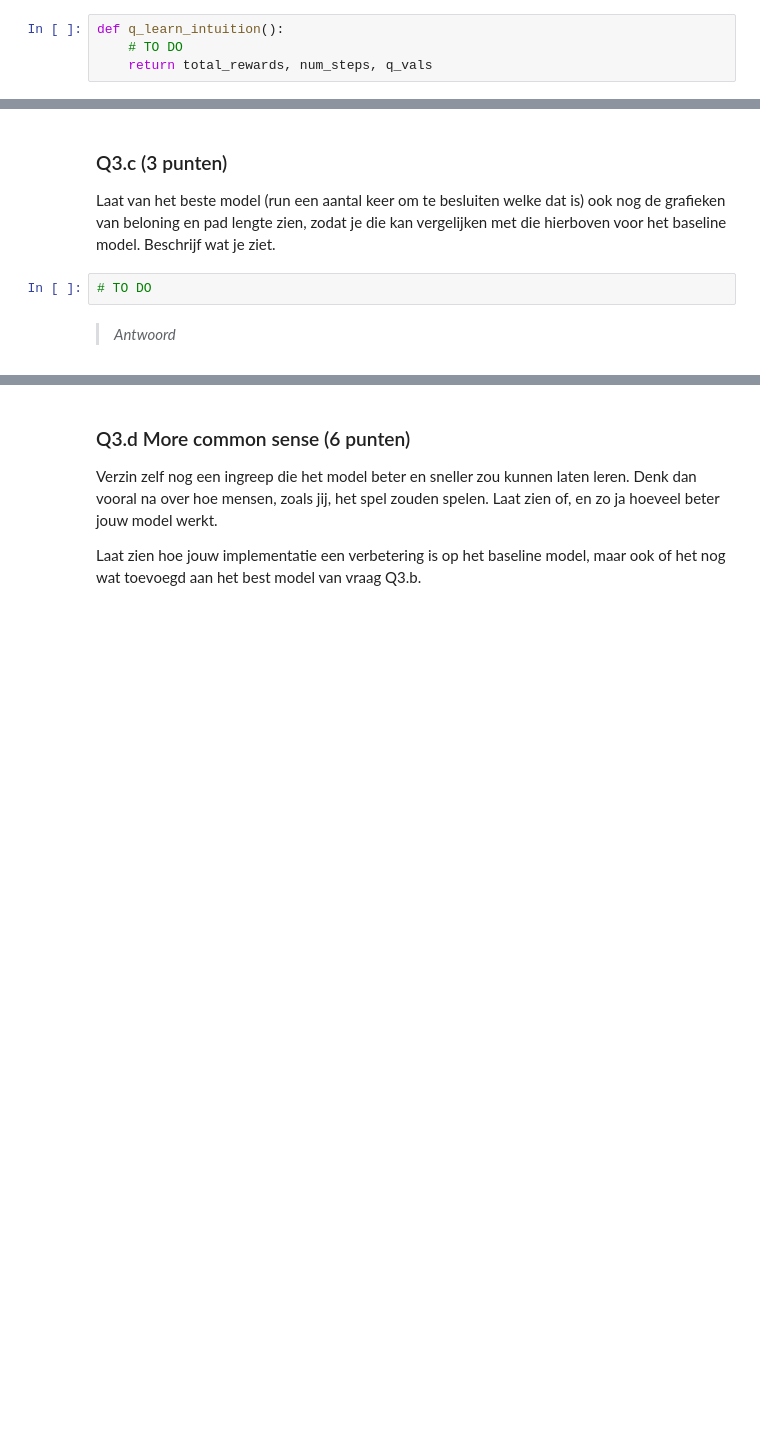
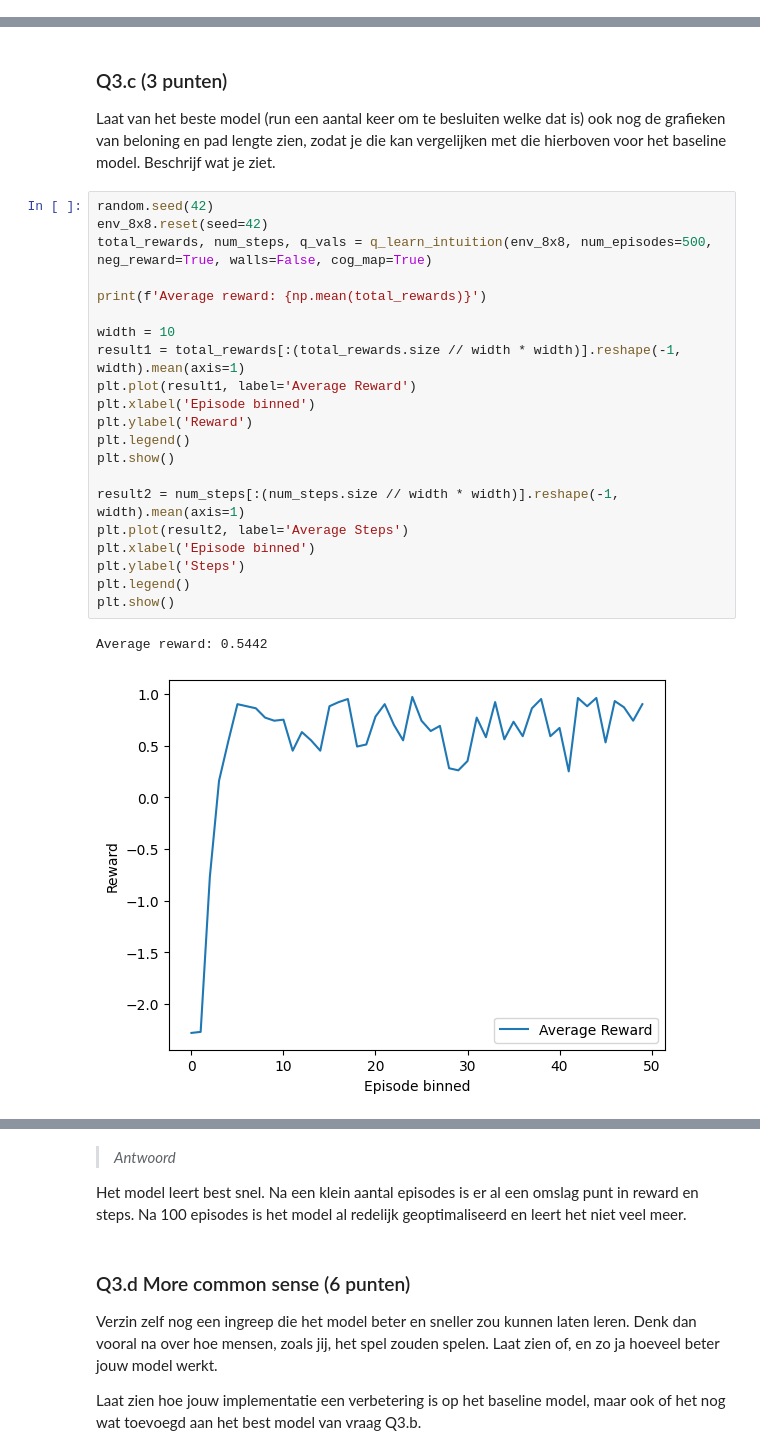
Before and after one commit to YorbenKoolhaas/cogmod, a Jupyter notebook: hw3/Assignment_3a.ipynb, the cells around one changed output, grey strips where cells are left out. Drawn from its saved outputs; the diff is of its cells as text; blank space fills up the shorter version.

```diff
--- a/hw3/Assignment_3a.ipynb
+++ b/hw3/Assignment_3a.ipynb
@@ -475,7 +467,3 @@ Leer de robot daarnaast dat als je in een wak loopt, je ook in dit wak loopt als
    *Hint: Houd hierbij rekening met dat sommige wakken tegen de randen aanzitten, update geen states die niet bestaan*
 
 Je kan naar de Q tables kijken om te zien of jouw implementatie gewerkt heeft.
-# %%
-def q_learn_intuition():
-    # TO DO
-    return total_rewards, num_steps, q_vals
@@ -504,7 +620,27 @@ Neg_reward + muren + cog_map  average score:
 ### Q3.c  (3 punten)
 
 Laat van het beste model (run een aantal keer om te besluiten welke dat is) ook nog de grafieken van beloning en pad lengte zien, zodat je die kan vergelijken met die hierboven voor het baseline model. Beschrijf wat je ziet.
-# %%
-# TO DO
-# %% [markdown]
-> *Antwoord*
+# %%
+random.seed(42)
+env_8x8.reset(seed=42)
+total_rewards, num_steps, q_vals = q_learn_intuition(env_8x8, num_episodes=500, neg_reward=True, walls=False, cog_map=True)
+
+print(f'Average reward: {np.mean(total_rewards)}')
+
+width = 10
+result1 = total_rewards[:(total_rewards.size // width * width)].reshape(-1, width).mean(axis=1)
+plt.plot(result1, label='Average Reward')
+plt.xlabel('Episode binned')
+plt.ylabel('Reward')
+plt.legend()
+plt.show()
+
+result2 = num_steps[:(num_steps.size // width * width)].reshape(-1, width).mean(axis=1)
+plt.plot(result2, label='Average Steps')
+plt.xlabel('Episode binned')
+plt.ylabel('Steps')
+plt.legend()
+plt.show()
+# %% [output]
+Average reward: 0.5442
+[figure, added]
@@ -511,3 +648,7 @@ Laat van het beste model (run een aantal keer om te besluiten welke dat is) ook
+# %% [markdown]
+> *Antwoord*
+
+Het model leert best snel. Na een klein aantal episodes is er al een omslag punt in reward en steps. Na 100 episodes is het model al redelijk geoptimaliseerd en leert het niet veel meer.
 # %% [markdown]
 ### Q3.d More common sense (6 punten)
 Verzin zelf nog een ingreep die het model beter en sneller zou kunnen laten leren. Denk dan vooral na over hoe mensen, zoals jij, het spel zouden spelen. Laat zien of, en zo ja hoeveel beter jouw model werkt.
```
Also changed, not shown: parts of 15 cells of this notebook.
